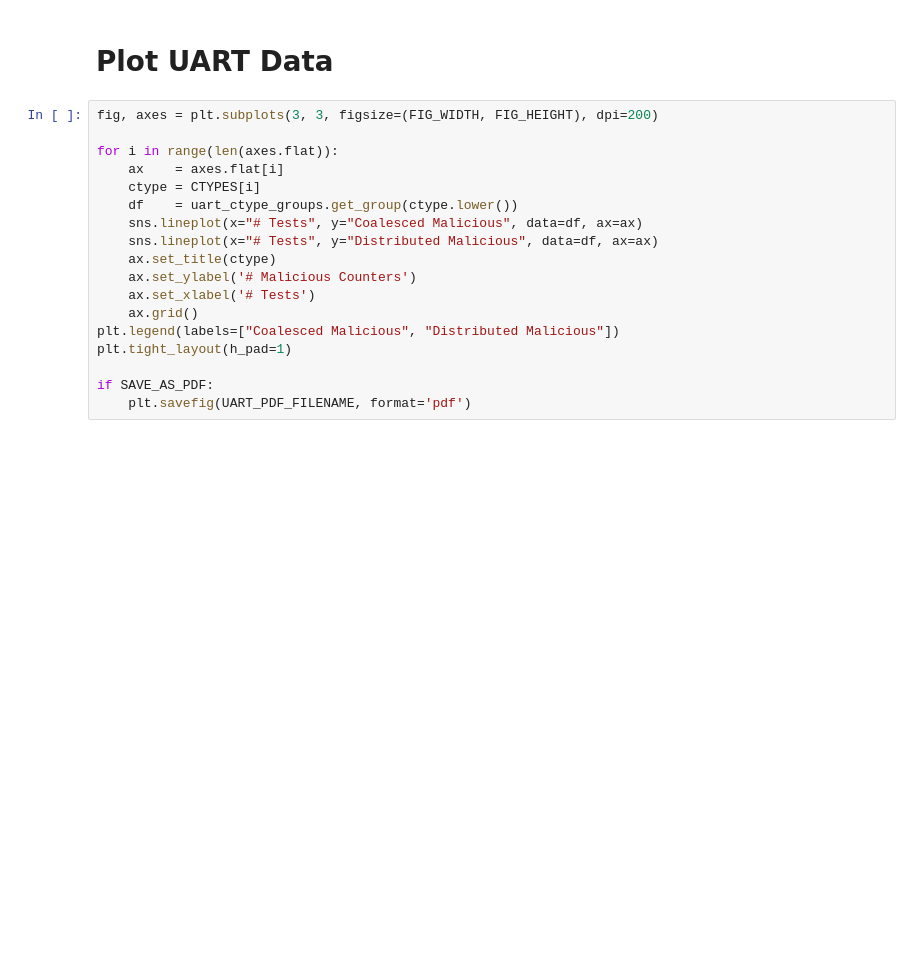
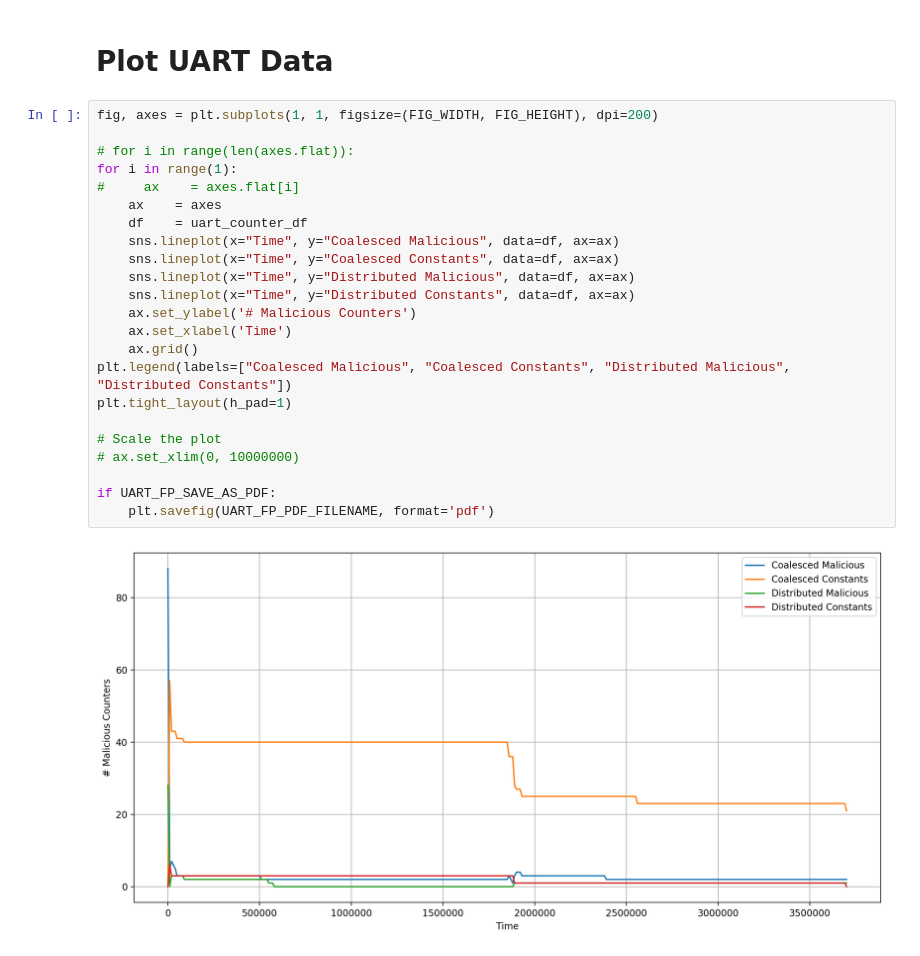
Before and after one commit to timothytrippel/bomberman, a Jupyter notebook: circuits/plots/exp_002_ttb_time_analysis.ipynb, the cells around one changed output. Saved outputs shown, nothing was run; the diff lists cells and outputs as text; blank space fills up the shorter version.

```diff
--- a/circuits/plots/exp_002_ttb_time_analysis.ipynb
+++ b/circuits/plots/exp_002_ttb_time_analysis.ipynb
@@ -88,20 +102,27 @@ if SAVE_AS_PDF:
 # %% [markdown]
 # Plot UART Data
 # %%
-fig, axes = plt.subplots(3, 3, figsize=(FIG_WIDTH, FIG_HEIGHT), dpi=200)
+fig, axes = plt.subplots(1, 1, figsize=(FIG_WIDTH, FIG_HEIGHT), dpi=200)
 
-for i in range(len(axes.flat)):
-    ax    = axes.flat[i]
-    ctype = CTYPES[i]
-    df    = uart_ctype_groups.get_group(ctype.lower())
-    sns.lineplot(x="# Tests", y="Coalesced Malicious", data=df, ax=ax)
-    sns.lineplot(x="# Tests", y="Distributed Malicious", data=df, ax=ax)
-    ax.set_title(ctype)
+# for i in range(len(axes.flat)):
+for i in range(1):
+#     ax    = axes.flat[i]
+    ax    = axes
+    df    = uart_counter_df
+    sns.lineplot(x="Time", y="Coalesced Malicious", data=df, ax=ax)
+    sns.lineplot(x="Time", y="Coalesced Constants", data=df, ax=ax)
+    sns.lineplot(x="Time", y="Distributed Malicious", data=df, ax=ax)
+    sns.lineplot(x="Time", y="Distributed Constants", data=df, ax=ax)
     ax.set_ylabel('# Malicious Counters')
-    ax.set_xlabel('# Tests')
+    ax.set_xlabel('Time')
     ax.grid()
-plt.legend(labels=["Coalesced Malicious", "Distributed Malicious"])
+plt.legend(labels=["Coalesced Malicious", "Coalesced Constants", "Distributed Malicious", "Distributed Constants"])
 plt.tight_layout(h_pad=1)
 
-if SAVE_AS_PDF:
-    plt.savefig(UART_PDF_FILENAME, format='pdf')
+# Scale the plot
+# ax.set_xlim(0, 10000000)
+
+if UART_FP_SAVE_AS_PDF:
+    plt.savefig(UART_FP_PDF_FILENAME, format='pdf')
+# %% [output]
+[figure, added]
```
Also changed, not shown: parts of 4 cells of this notebook, 6 other files.
